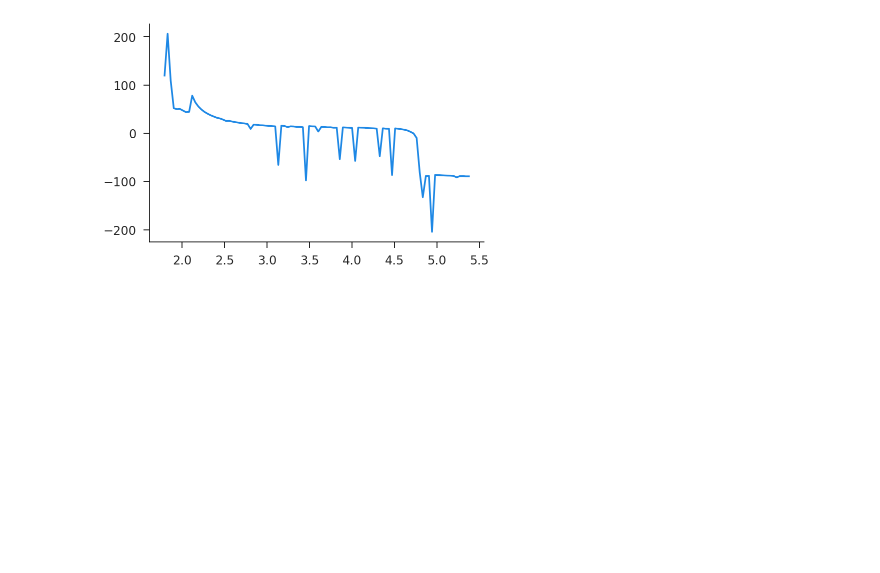
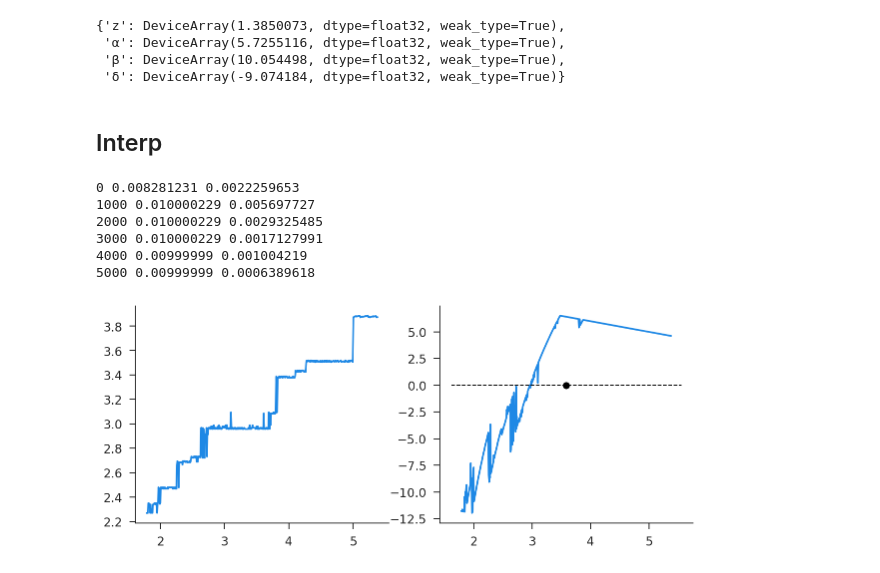
Before and after one commit to iamlemec/grad_code, a Jupyter notebook: assign_1.ipynb, the cells around one changed output. Drawn from its saved outputs; the diff is of its cells as text; code cells hidden in the pictures; blank space fills up the shorter version.

```diff
--- a/assign_1.ipynb
+++ b/assign_1.ipynb
@@ -60,7 +49,0 @@ ax[1].plot(vfi.k_grid, vp);
-# %%
-plt.plot(
-    vfi.k_grid,
-    vfi.vd_bellman_interp(vfi.k_grid, vfi.yp_grid[50]*np.ones_like(vfi.k_grid), vp)
-);
-# %% [output]
-[figure, removed]
@@ -66,0 +57,40 @@ plt.plot(
+# %%
+d_solve_param(par)
+# %% [output]
+{'z': DeviceArray(1.3850073, dtype=float32, weak_type=True),
+ 'α': DeviceArray(5.7255116, dtype=float32, weak_type=True),
+ 'β': DeviceArray(10.054498, dtype=float32, weak_type=True),
+ 'δ': DeviceArray(-9.074184, dtype=float32, weak_type=True)}
+# %% [markdown]
+## Interp
+# %%
+# algo parameters
+alg_interp = {
+    'N': 500,
+    'flo': 0.5,
+    'fhi': 1.5,
+    'ε': 1e-6,
+    'Δk': 0.01,
+    'Δv': 0.01,
+    'vlo': -10.0,
+    'vhi': 10.0,
+}
+# %%
+vfi_interp = ps.ValfuncInterp(par, alg_interp)
+# %%
+vp, kp = vfi_interp.solve(K=5000)
+# %% [output]
+0 0.008281231 0.0022259653
+1000 0.010000229 0.005697727
+2000 0.010000229 0.0029325485
+3000 0.010000229 0.0017127991
+4000 0.00999999 0.001004219
+5000 0.00999999 0.0006389618
+# %%
+fig, ax = plt.subplots(ncols=2, figsize=(10, 4))
+ax[0].plot(vfi.k_grid, vp);
+ax[1].plot(vfi.k_grid, kp-vfi.k_grid);
+ax[1].scatter(vfi.kss, 0, c='k', zorder=10);
+ax[1].hlines(0, *ax[1].get_xlim(), color='k', linestyle='--', linewidth=1);
+# %% [output]
+[figure, added]
```
Also changed, not shown: parts of 7 cells of this notebook, 2 other files.
